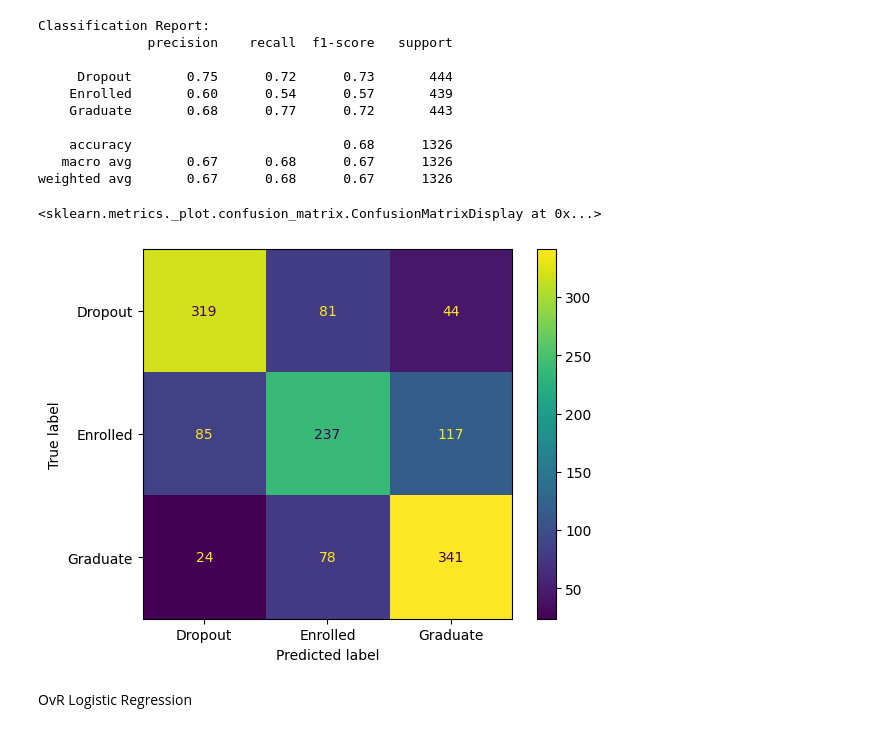
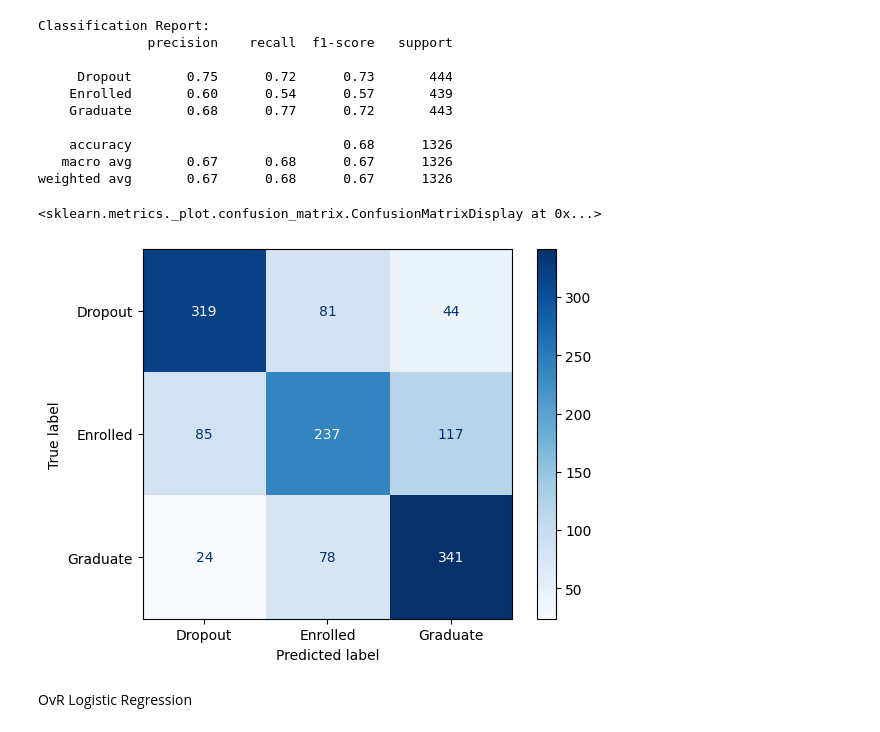
Before and after one commit to MSC-DS-Y1/Applied-Machine-Learning-Project, a Jupyter notebook: src/models/nasim/main.ipynb, the cells around one changed output. Saved outputs shown, nothing was run; the diff lists cells and outputs as text; code cells hidden in the pictures.

```diff
--- a/src/models/nasim/main.ipynb
+++ b/src/models/nasim/main.ipynb
@@ -60,10 +60,10 @@ weighted avg       0.67      0.68      0.67      1326
 # %%
 cm = confusion_matrix(y_test, y_pred, labels=model.classes_)
 disp = ConfusionMatrixDisplay(confusion_matrix=cm, display_labels=model.classes_)
-disp.plot(cmap='viridis')
+disp.plot(cmap='Blues')
 # %% [output]
 <sklearn.metrics._plot.confusion_matrix.ConfusionMatrixDisplay at 0x...>
-[figure, old version]
+[figure, new version]
 # %% [markdown]
 OvR Logistic Regression
 # %%
```
Also changed, not shown: parts of 1 cell of this notebook, 4 other files.
